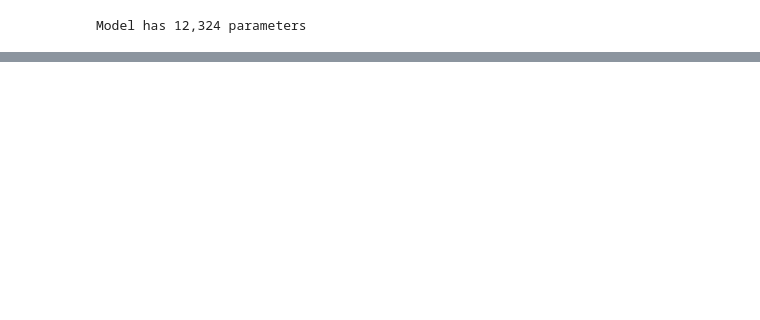
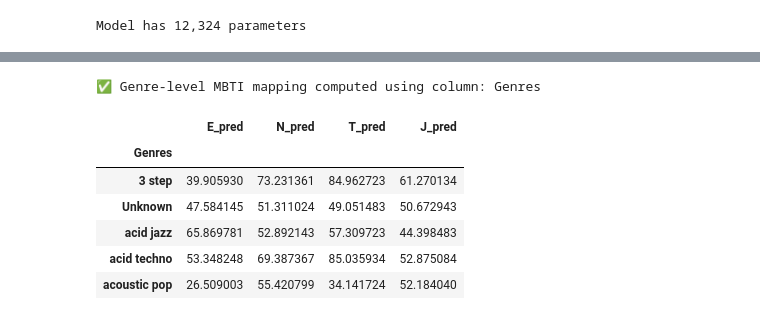
Before and after one commit to kjesinthuyaUCLL/mbti-tune, a Jupyter notebook: notebooks/MBTI_Song_Classifier.ipynb, the cells around one changed output, grey strips where cells are left out. Drawn from its saved outputs; the diff is of its cells as text; code cells hidden in the pictures; blank space fills up the shorter version.

```diff
--- a/notebooks/MBTI_Song_Classifier.ipynb
+++ b/notebooks/MBTI_Song_Classifier.ipynb
@@ -260,0 +279,15 @@ J: MAE=0.470, Letter Acc=59.4%
+# %%
+# 9 - Song-level prediction function
+
+def predict_song_mbti(row):
+    """
+    Given a row from df, return [E, N, T, J] predictions.
+    """
+    x = row[available_features].values.astype(np.float32)
+    x_scaled = scaler.transform([x])
+    x_tensor = torch.tensor(x_scaled, dtype=torch.float32).to(inference_device)
+
+    with torch.no_grad():
+        pred = torch.sigmoid(song_model(x_tensor)).cpu().numpy()[0]
+
+    return pred  # [E, N, T, J]
@@ -260,0 +304,29 @@ J: MAE=0.470, Letter Acc=59.4%
+# %%
+# 11 - Genre-level personality mapping (updated for 'Genres' column)
+
+genre_column = "Genres"
+
+if genre_column not in df.columns:
+    raise ValueError(f"Column '{genre_column}' not found in df. Cannot compute genre-level mapping.")
+
+# Clean genre field (some tracks have multiple genres separated by commas)
+df[genre_column] = df[genre_column].fillna("Unknown")
+df[genre_column] = df[genre_column].astype(str).apply(lambda x: x.split(",")[0].strip())
+
+# Compute mean MBTI per genre
+genre_mbti = df.groupby(genre_column)[['E_pred', 'N_pred', 'T_pred', 'J_pred']].mean()
+
+# Convert to percentages
+genre_mbti_pct = genre_mbti * 100
+
+print("✅ Genre-level MBTI mapping computed using column:", genre_column)
+genre_mbti_pct.head()
+# %% [output]
+✅ Genre-level MBTI mapping computed using column: Genres
+|  | E_pred | N_pred | T_pred | J_pred |
+| Genres |  |  |  |  |
+| 3 step | 39.905930 | 73.231361 | 84.962723 | 61.270134 |
+| Unknown | 47.584145 | 51.311024 | 49.051483 | 50.672943 |
+| acid jazz | 65.869781 | 52.892143 | 57.309723 | 44.398483 |
+| acid techno | 53.348248 | 69.387367 | 85.035934 | 52.875084 |
+| acoustic pop | 26.509003 | 55.420799 | 34.141724 | 52.184040 |
```
Also changed, not shown: parts of 11 cells of this notebook, 9 other files.
